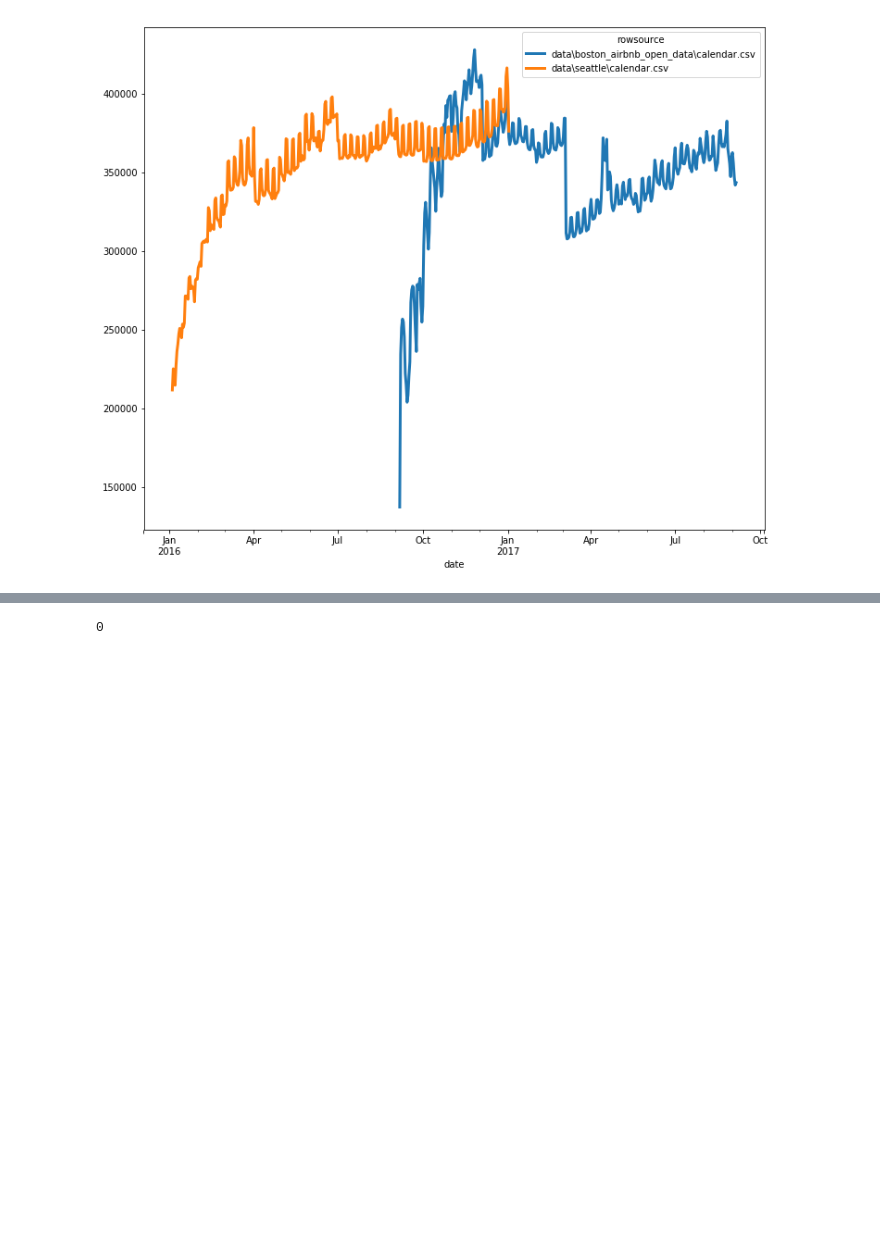
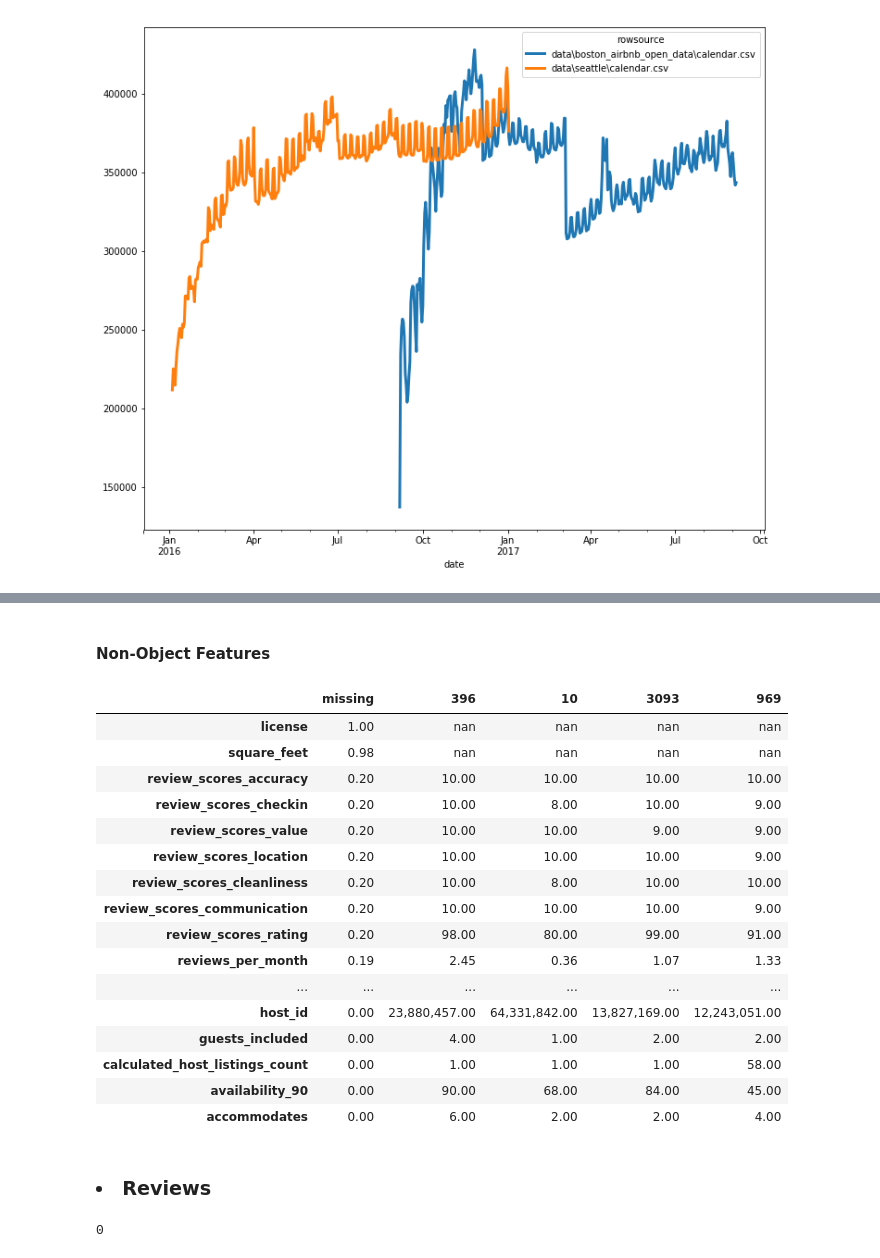
Before and after one commit to samlexrod/airbnb_ml, a Jupyter notebook: Airbnb_Analysis.ipynb, the cells around one changed output, grey strips where cells are left out. Drawn from its saved outputs; the diff is of its cells as text; code cells hidden in the pictures; blank space fills up the shorter version.

```diff
--- a/Airbnb_Analysis.ipynb
+++ b/Airbnb_Analysis.ipynb
@@ -212,0 +233,2 @@ calendar.groupby(['source_grp', 'date'])\
+# %%
+missing_pct = listings.isnull().sum()/listings.shape[0]
@@ -212,0 +237,6 @@ calendar.groupby(['source_grp', 'date'])\
+# %%
+# listings first 5 lines
+pd.options.display.max_rows = 100
+listings.select_dtypes(include=object).dropna(axis=0, how='all').sample(2).T\
+    .merge(missing_pct.to_frame('missing'), left_index=True, right_index=True, how='left')\
+    .iloc[:, [2,0,1]].sort_values('missing', ascending=False).style.bar()
@@ -213,3 +261,31 @@ calendar.groupby(['source_grp', 'date'])\
+# %% [markdown]
+#### Non-Object Features
+# %%
+listings.select_dtypes(exclude=object).sample(4).T\
+    .merge(missing_pct.to_frame('missing'), left_index=True, right_index=True, how='left')\
+    .iloc[:, [-1, 0, 1, 2, 3]]\
+    .sort_values('missing', ascending=False)\
+    .style.format("{:2,.2f}").bar(subset=['missing'])
+# %% [output]
+|  | missing | 396 | 10 | 3093 | 969 |
+| license | 1.00 | nan | nan | nan | nan |
+| square_feet | 0.98 | nan | nan | nan | nan |
+| review_scores_accuracy | 0.20 | 10.00 | 10.00 | 10.00 | 10.00 |
+| review_scores_checkin | 0.20 | 10.00 | 8.00 | 10.00 | 9.00 |
+| review_scores_value | 0.20 | 10.00 | 10.00 | 9.00 | 9.00 |
+| review_scores_location | 0.20 | 10.00 | 10.00 | 10.00 | 9.00 |
+| review_scores_cleanliness | 0.20 | 10.00 | 8.00 | 10.00 | 10.00 |
+| review_scores_communication | 0.20 | 10.00 | 10.00 | 10.00 | 9.00 |
+| review_scores_rating | 0.20 | 98.00 | 80.00 | 99.00 | 91.00 |
+| reviews_per_month | 0.19 | 2.45 | 0.36 | 1.07 | 1.33 |
+| ... | ... | ... | ... | ... | ... |
+| host_id | 0.00 | 23,880,457.00 | 64,331,842.00 | 13,827,169.00 | 12,243,051.00 |
+| guests_included | 0.00 | 4.00 | 1.00 | 2.00 | 2.00 |
+| calculated_host_listings_count | 0.00 | 1.00 | 1.00 | 1.00 | 58.00 |
+| availability_90 | 0.00 | 90.00 | 68.00 | 84.00 | 45.00 |
+| accommodates | 0.00 | 6.00 | 2.00 | 2.00 | 4.00 |
+# %% [markdown]
+### <li> Reviews
 # %%
 os.system("git add .")
 # %% [output]
```
Also changed, not shown: parts of 9 cells of this notebook.
